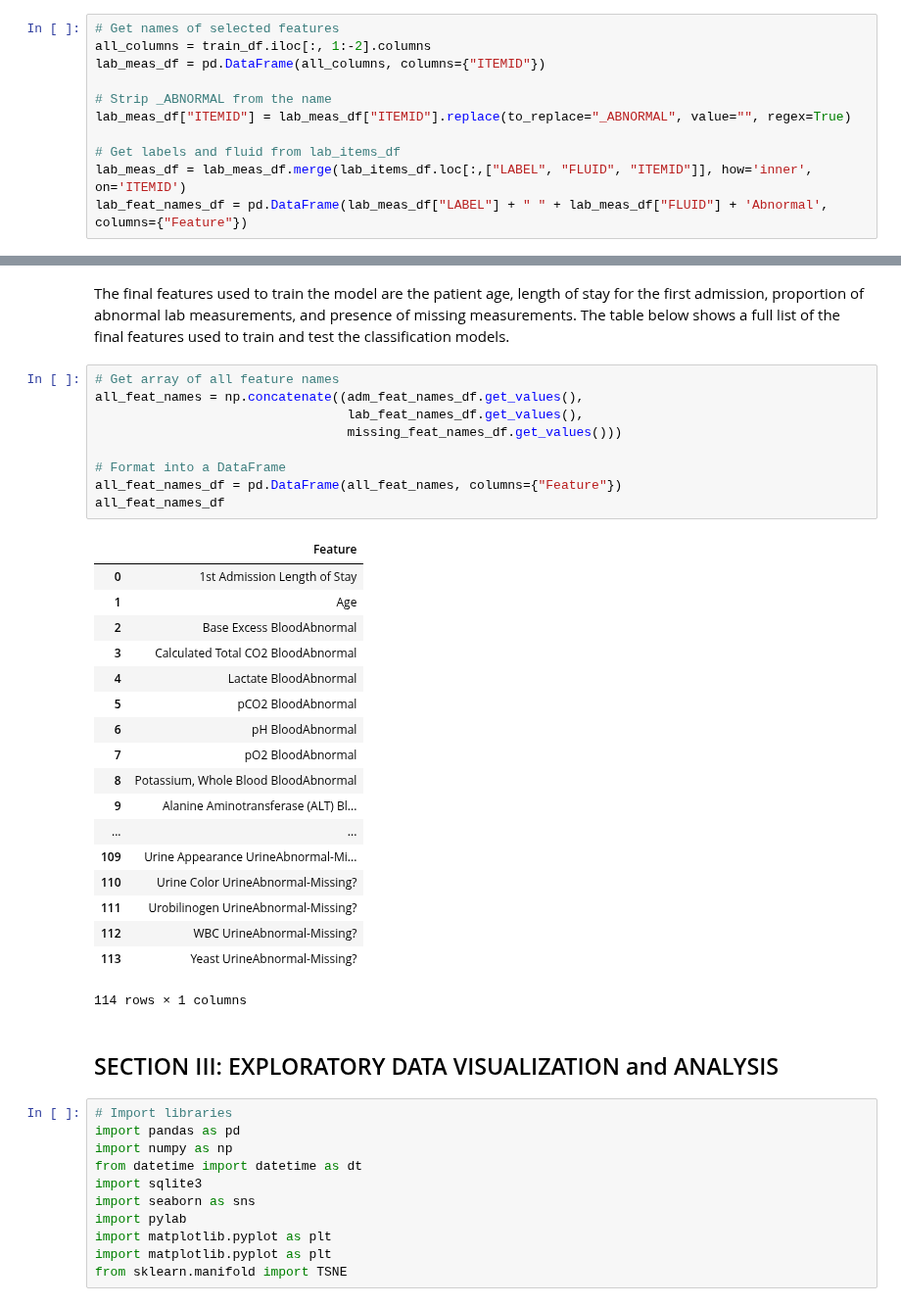
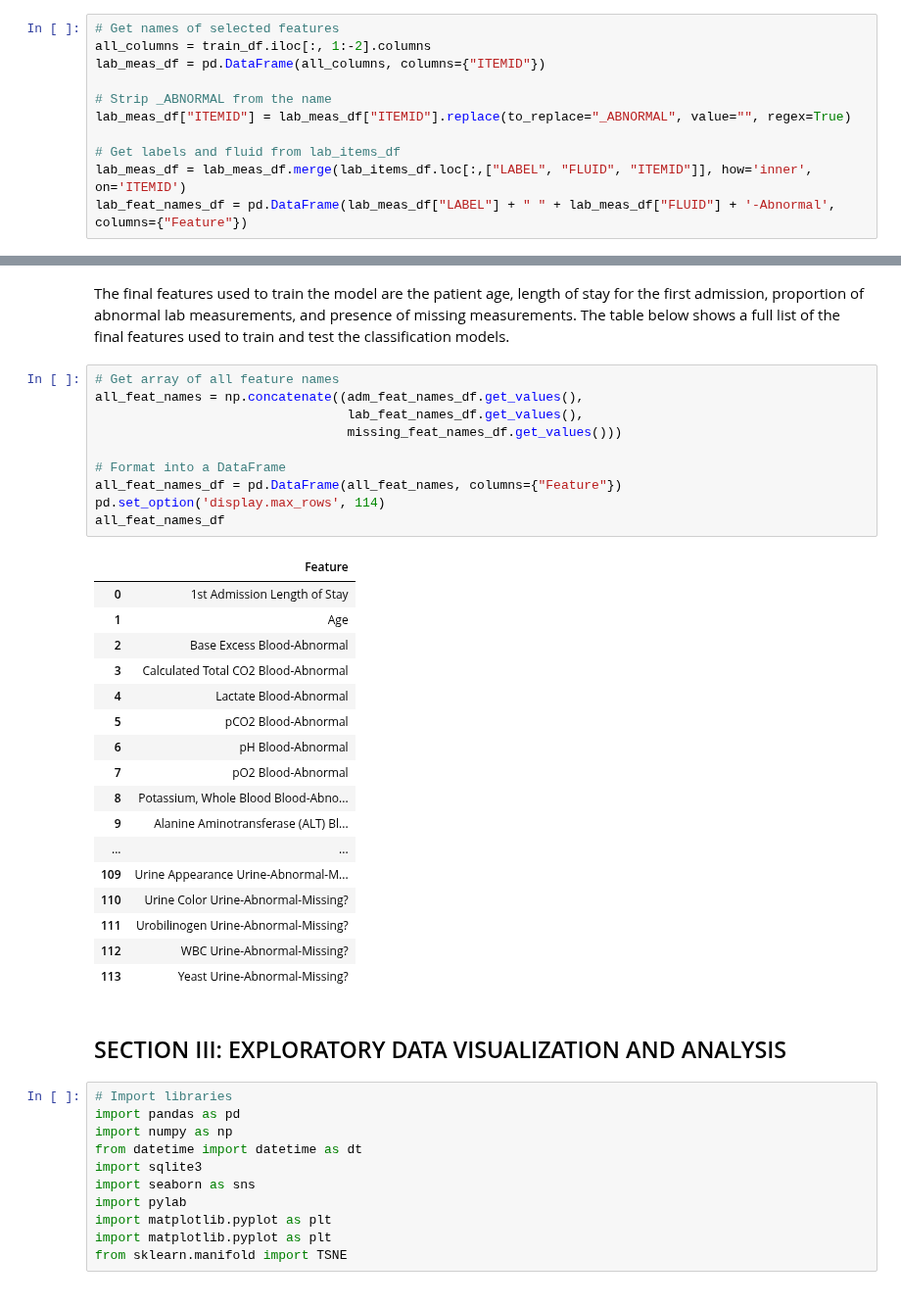
Before and after one commit to kevinmchu/BME590Final, a Jupyter notebook: Process Book.ipynb, the cells around one changed output, grey strips where cells are left out. Shown at 98% size. Cells and saved outputs as stored; diff of their text form.

```diff
--- a/Process Book.ipynb
+++ b/Process Book.ipynb
@@ -418,7 +418,7 @@ lab_meas_df["ITEMID"] = lab_meas_df["ITEMID"].replace(to_replace="_ABNORMAL", va
 
 # Get labels and fluid from lab_items_df
 lab_meas_df = lab_meas_df.merge(lab_items_df.loc[:,["LABEL", "FLUID", "ITEMID"]], how='inner', on='ITEMID')
-lab_feat_names_df = pd.DataFrame(lab_meas_df["LABEL"] + " " + lab_meas_df["FLUID"] + 'Abnormal', columns={"Feature"})
+lab_feat_names_df = pd.DataFrame(lab_meas_df["LABEL"] + " " + lab_meas_df["FLUID"] + '-Abnormal', columns={"Feature"})
 # %% [markdown]
 ### 4. Missing Values
 # %% [markdown]
@@ -462,33 +462,33 @@ The final features used to train the model are the patient age, length of stay f
 # %%
 # Get array of all feature names
 all_feat_names = np.concatenate((adm_feat_names_df.get_values(),
                                  lab_feat_names_df.get_values(),
                                  missing_feat_names_df.get_values()))
 
 # Format into a DataFrame
 all_feat_names_df = pd.DataFrame(all_feat_names, columns={"Feature"})
+pd.set_option('display.max_rows', 114)
 all_feat_names_df
 # %% [output]
 |  | Feature |
 | 0 | 1st Admission Length of Stay |
 | 1 | Age |
-| 2 | Base Excess BloodAbnormal |
-| 3 | Calculated Total CO2 BloodAbnormal |
-| 4 | Lactate BloodAbnormal |
-| 5 | pCO2 BloodAbnormal |
-| 6 | pH BloodAbnormal |
-| 7 | pO2 BloodAbnormal |
-| 8 | Potassium, Whole Blood BloodAbnormal |
+| 2 | Base Excess Blood-Abnormal |
+| 3 | Calculated Total CO2 Blood-Abnormal |
+| 4 | Lactate Blood-Abnormal |
+| 5 | pCO2 Blood-Abnormal |
+| 6 | pH Blood-Abnormal |
+| 7 | pO2 Blood-Abnormal |
+| 8 | Potassium, Whole Blood Blood-Abno... |
 | 9 | Alanine Aminotransferase (ALT) Bl... |
 | ... | ... |
-| 109 | Urine Appearance UrineAbnormal-Mi... |
-| 110 | Urine Color UrineAbnormal-Missing? |
-| 111 | Urobilinogen UrineAbnormal-Missing? |
-| 112 | WBC UrineAbnormal-Missing? |
-| 113 | Yeast UrineAbnormal-Missing? |
+| 109 | Urine Appearance Urine-Abnormal-M... |
+| 110 | Urine Color Urine-Abnormal-Missing? |
+| 111 | Urobilinogen Urine-Abnormal-Missing? |
+| 112 | WBC Urine-Abnormal-Missing? |
+| 113 | Yeast Urine-Abnormal-Missing? |
-114 rows × 1 columns
 # %% [markdown]
-## SECTION III: EXPLORATORY DATA VISUALIZATION and ANALYSIS
+## SECTION III: EXPLORATORY DATA VISUALIZATION AND ANALYSIS
 # %%
 # Import libraries
 import pandas as pd
```
Also changed, not shown: parts of 10 cells of this notebook.
